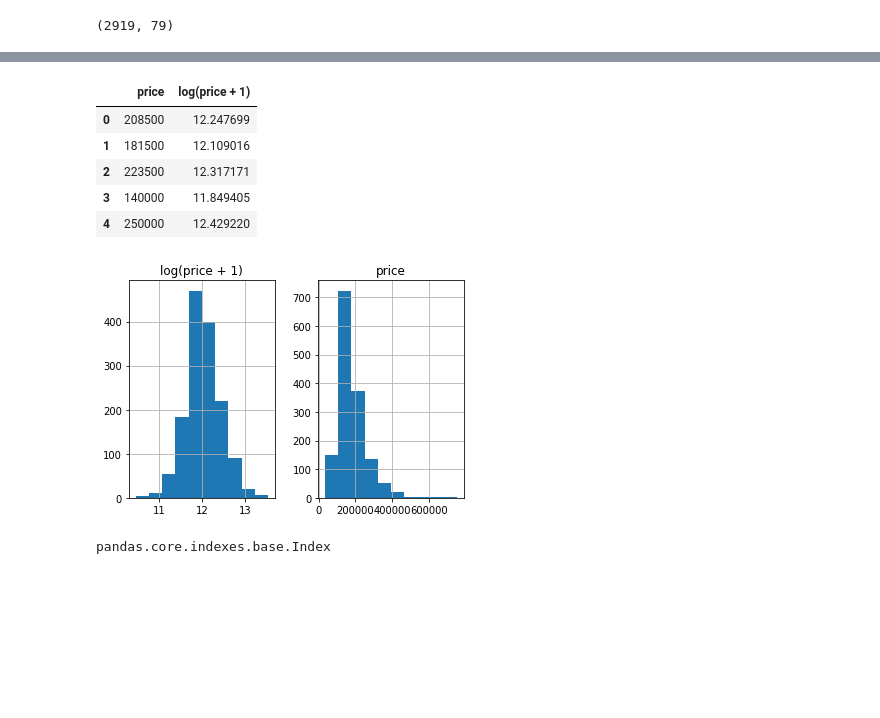
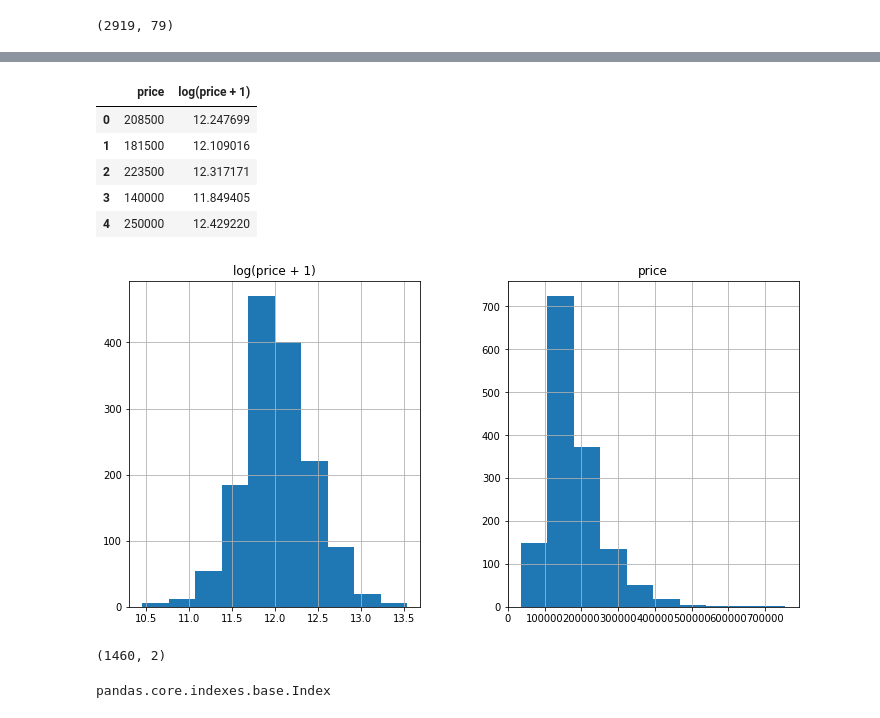
Before and after one commit to JK558/house-price-prediction, a Jupyter notebook: house_price_JK.ipynb, the cells around one changed output, grey strips where cells are left out. Saved outputs shown, nothing was run; the diff lists cells and outputs as text; code cells hidden in the pictures; blank space fills up the shorter version.

```diff
--- a/house_price_JK.ipynb
+++ b/house_price_JK.ipynb
@@ -128,13 +151,13 @@ We're not going to do anything fancy here:
 # %%
-#matplotlib.rcParams['figure.figsize'] = (12.0, 6.0)
+matplotlib.rcParams['figure.figsize'] = (12.0, 6.0)
 prices = pd.DataFrame({"price":train["SalePrice"], "log(price + 1)":np.log1p(train["SalePrice"])})
 prices.hist()
 prices.head()
 # %% [output]
 |  | price | log(price + 1) |
 | 0 | 208500 | 12.247699 |
 | 1 | 181500 | 12.109016 |
 | 2 | 223500 | 12.317171 |
 | 3 | 140000 | 11.849405 |
 | 4 | 250000 | 12.429220 |
-[figure, old version]
+[figure, new version]
@@ -143,3 +164,7 @@ prices.head()
+# %%
+prices.shape
+# %% [output]
+(1460, 2)
 # %%
 #log transform the target:
 train["SalePrice"] = np.log1p(train["SalePrice"])
```
Also changed, not shown: parts of 57 cells of this notebook.
